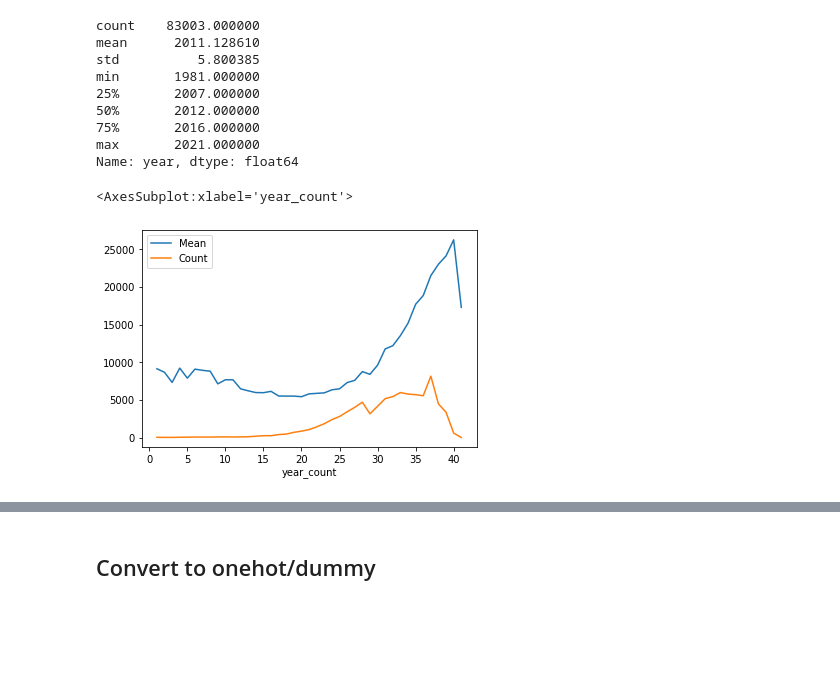
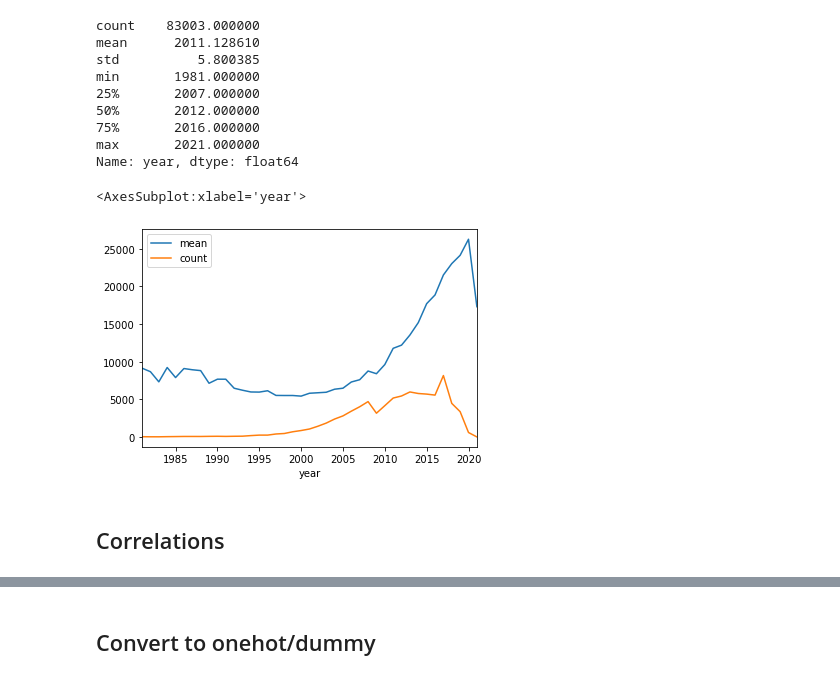
Before and after one commit to bl6g6/ECE-143-Group14, a Jupyter notebook: Prediction.ipynb, the cells around one changed output, grey strips where cells are left out. Drawn from its saved outputs; the diff is of its cells as text; code cells hidden in the pictures; blank space fills up the shorter version.

```diff
--- a/Prediction.ipynb
+++ b/Prediction.ipynb
@@ -266,7 +303,9 @@ Name: year, dtype: float64
 df['year_count'] = df['year']-1980
 delete_these_columns.append('year')
 # %%
-df.groupby('year_count')['price'].agg(Mean='mean', Count='count').plot()
+df.groupby('year')['price'].agg([('mean'),('count')]).plot()
 # %% [output]
-<AxesSubplot:xlabel='year_count'>
+<AxesSubplot:xlabel='year'>
-[figure, old version]
+[figure, new version]
+# %% [markdown]
+## Correlations
```
Also changed, not shown: parts of 52 cells of this notebook.
